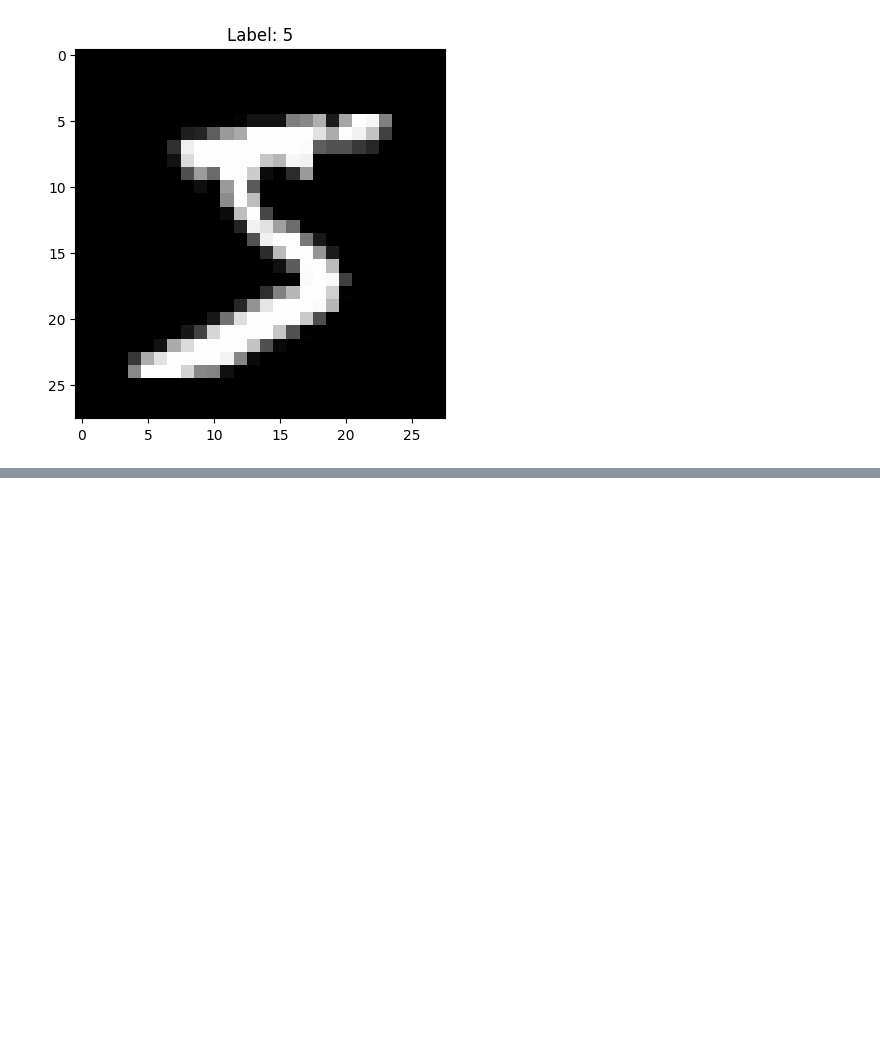
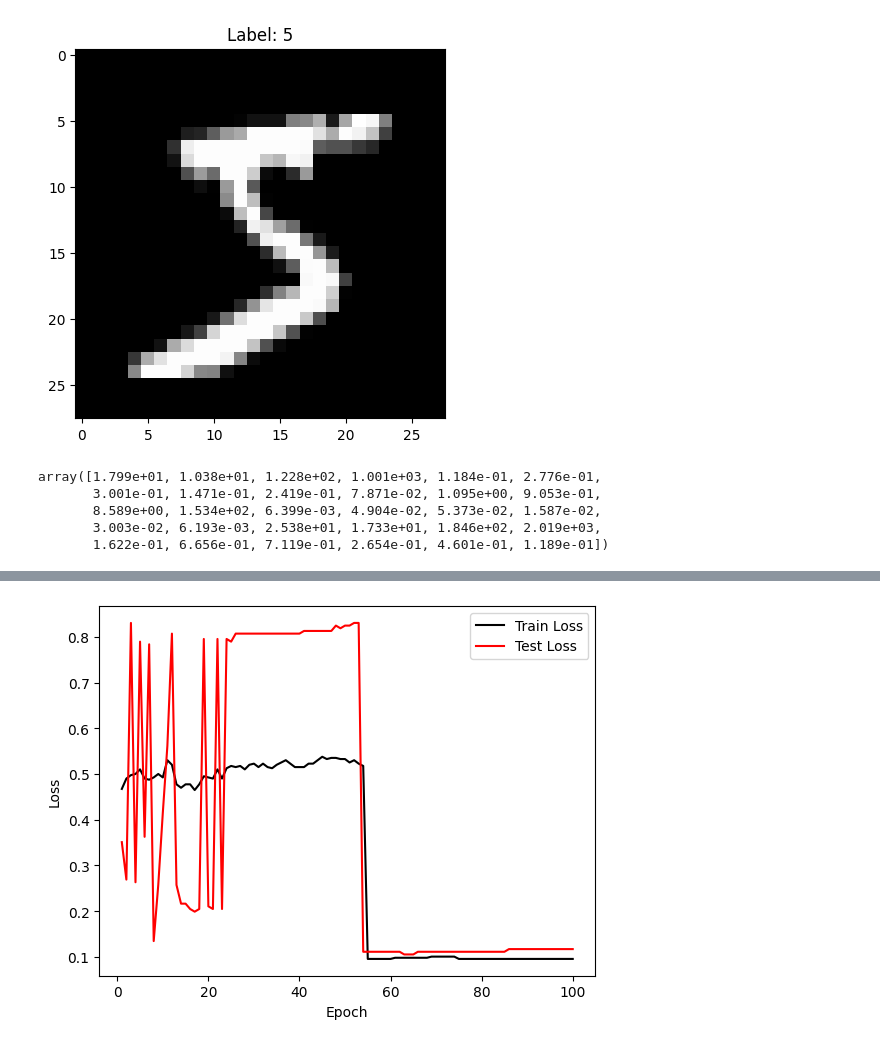
Before and after one commit to gbragafibra/bio, a Jupyter notebook: MNIST_.ipynb, the cells around one changed output, grey strips where cells are left out. Cells and saved outputs as stored; diff of their text form; code cells hidden in the pictures; blank space fills up the shorter version.

Commit message:
breast_cancer ds; very unstable model; need to fix both vanishing and exploding gradient tendencies; need hyperparam opt

```diff
--- a/MNIST_.ipynb
+++ b/MNIST_.ipynb
@@ -23,0 +32,8 @@ y = y[mask]
+# %%
+X[0]
+# %% [output]
+array([1.799e+01, 1.038e+01, 1.228e+02, 1.001e+03, 1.184e-01, 2.776e-01,
+       3.001e-01, 1.471e-01, 2.419e-01, 7.871e-02, 1.095e+00, 9.053e-01,
+       8.589e+00, 1.534e+02, 6.399e-03, 4.904e-02, 5.373e-02, 1.587e-02,
+       3.003e-02, 6.193e-03, 2.538e+01, 1.733e+01, 1.846e+02, 2.019e+03,
+       1.622e-01, 6.656e-01, 7.119e-01, 2.654e-01, 4.601e-01, 1.189e-01])
@@ -23,0 +42,23 @@ y = y[mask]
+# %%
+np.random.seed(37)
+
+from sklearn.datasets import load_breast_cancer
+
+data = load_breast_cancer()
+X = data.data
+y = data.target
+X = scaler(X)
+
+N = X[0].shape[0]
+
+layer_sizes = [N, 50, 10, 1]
+T = 100
+γ = 0.1
+β = 0.05
+net = Net(layer_sizes, T, γ, β)
+
+η = 0.005
+λ = 0.3
+epochs = 100
+net.run(X, y, η, λ, epochs, 0.7, 0.3, plot = True)
+# %% [output]
@@ -23,0 +116 @@ y = y[mask]
+[figure, added]
```
Also changed, not shown: parts of 5 cells of this notebook, 1 other file.
